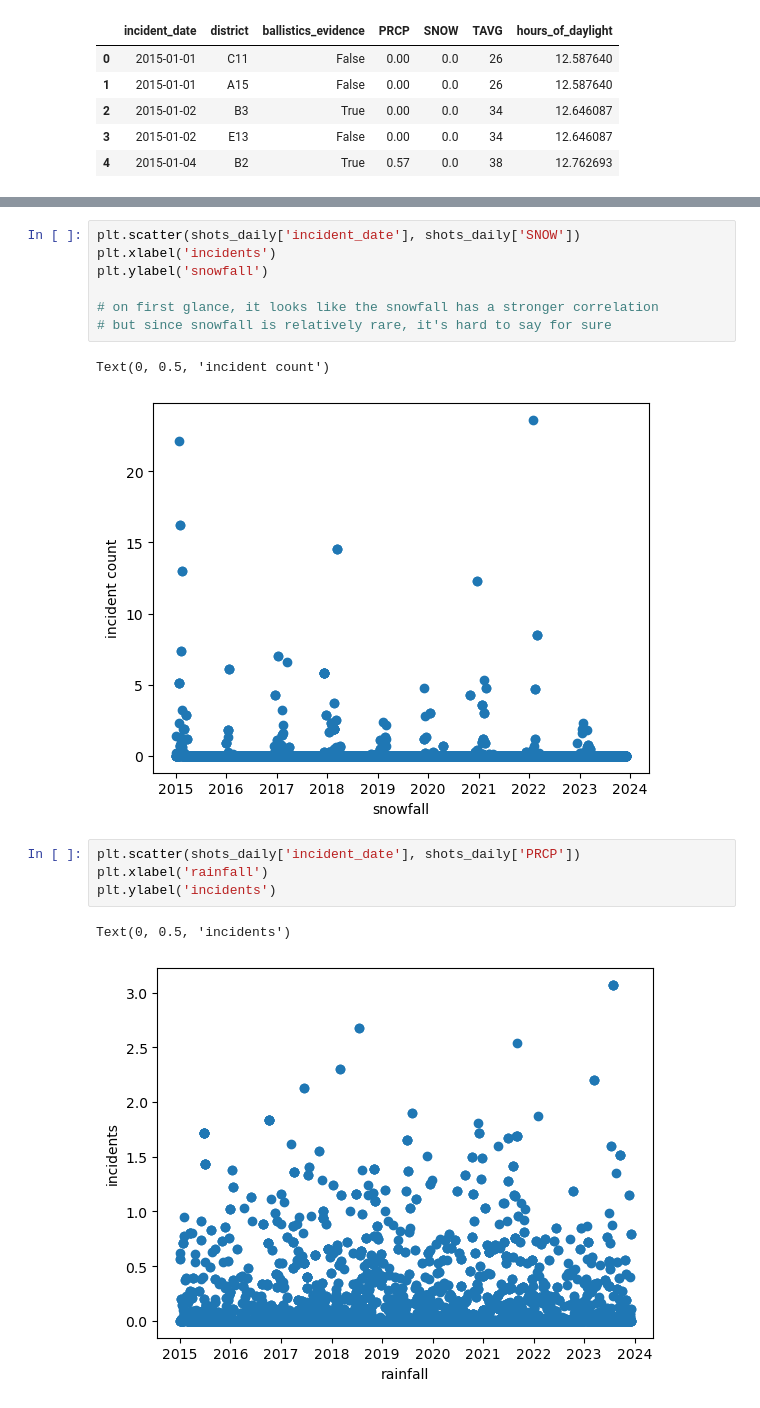
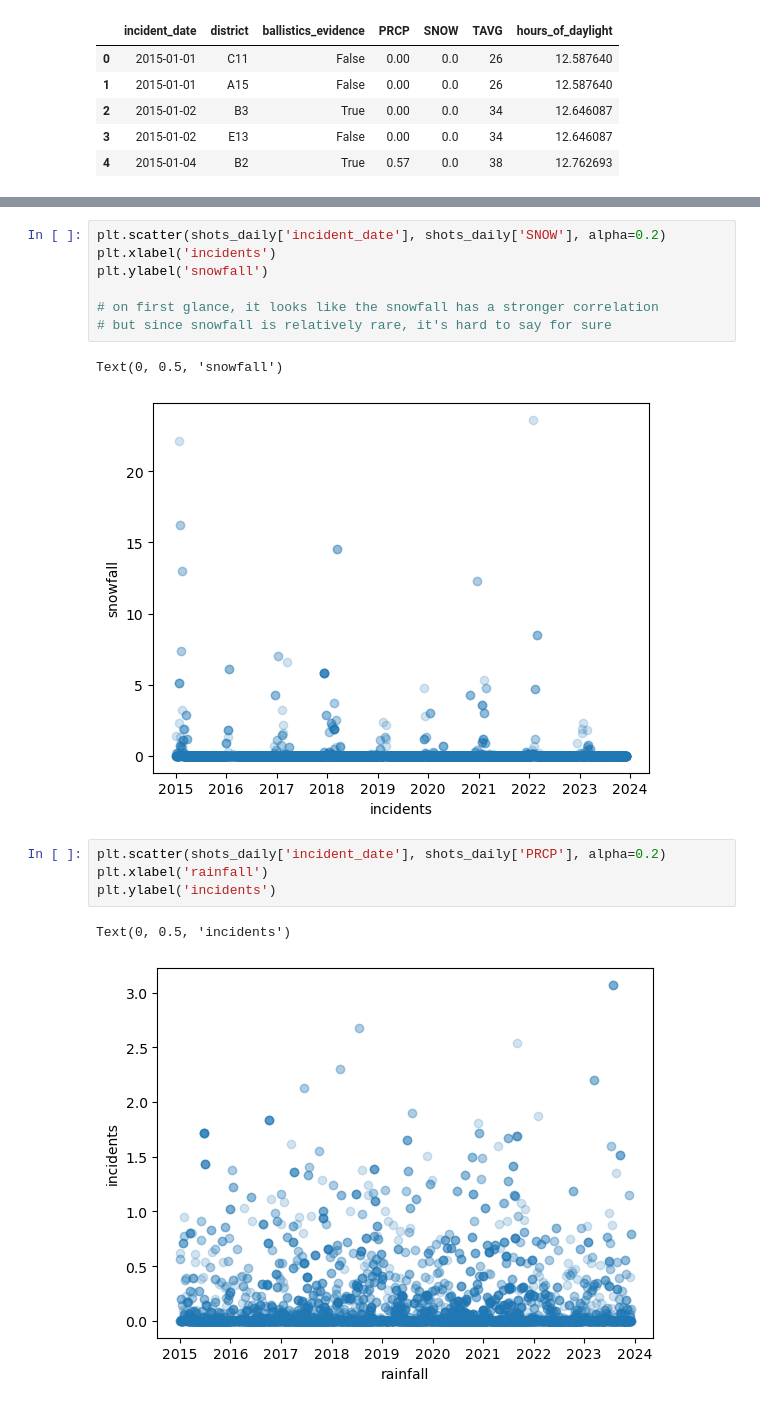
Before and after one commit to kammelCase/ShotsFiredBoston, a Jupyter notebook: ShotsFired_EDA_indi_samples.ipynb, the cells around one changed output, grey strips where cells are left out. Saved outputs shown, nothing was run; the diff lists cells and outputs as text.

```diff
--- a/ShotsFired_EDA_indi_samples.ipynb
+++ b/ShotsFired_EDA_indi_samples.ipynb
@@ -155,20 +157,20 @@ Text(0, 0.5, 'incident count')
 # %%
-plt.scatter(shots_daily['incident_date'], shots_daily['SNOW'])
+plt.scatter(shots_daily['incident_date'], shots_daily['SNOW'], alpha=0.2)
 plt.xlabel('incidents')
 plt.ylabel('snowfall')
 
 # on first glance, it looks like the snowfall has a stronger correlation
 # but since snowfall is relatively rare, it's hard to say for sure
 # %% [output]
-Text(0, 0.5, 'incident count')
+Text(0, 0.5, 'snowfall')
-[figure, old version]
+[figure, new version]
 # %%
-plt.scatter(shots_daily['incident_date'], shots_daily['PRCP'])
+plt.scatter(shots_daily['incident_date'], shots_daily['PRCP'], alpha=0.2)
 plt.xlabel('rainfall')
 plt.ylabel('incidents')
 # %% [output]
 Text(0, 0.5, 'incidents')
-[figure, old version]
+[figure, new version]
 # %%
 shots_daily.head()
 # %% [output]
```
Also changed, not shown: parts of 4 cells of this notebook, 5 other files.
